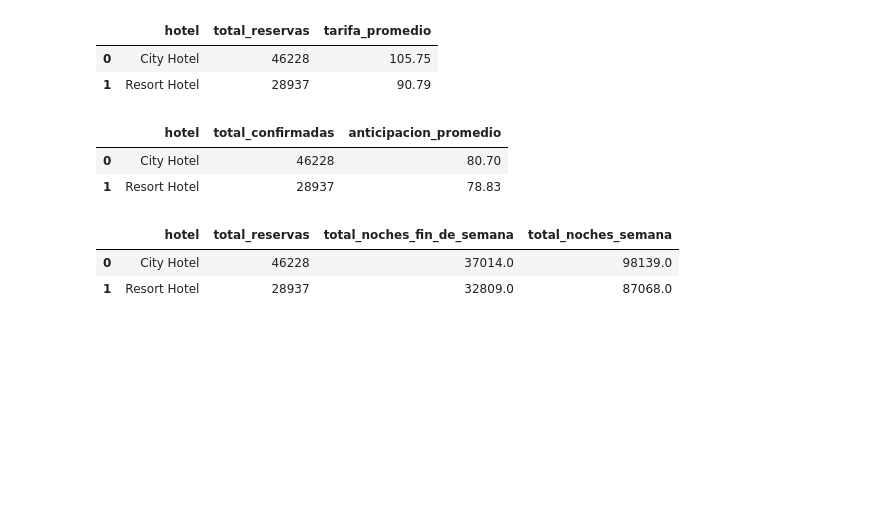
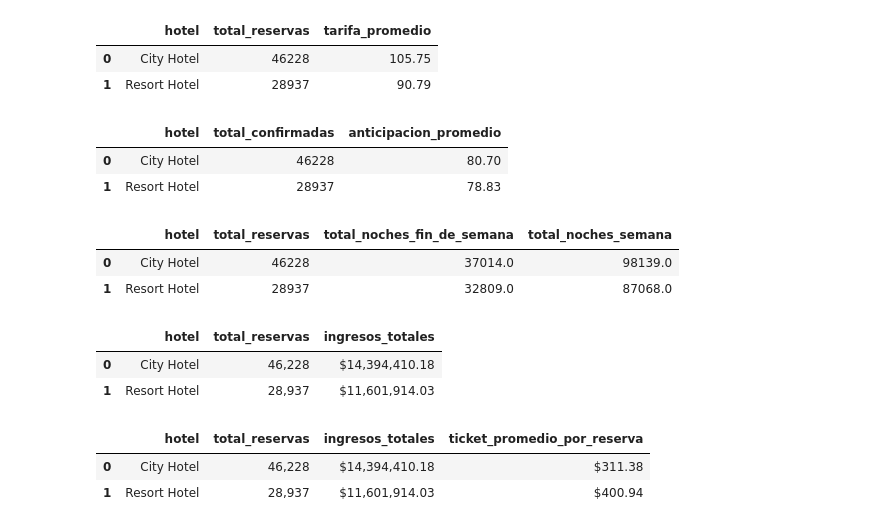
Before and after one commit to luisferdm6/02_analisis_hotelero_pandas, a Jupyter notebook: 01_limpieza_y_agrupaciones_hotel.ipynb, the cells around one changed output. Saved outputs shown, nothing was run; the diff lists cells and outputs as text; code cells hidden in the pictures; blank space fills up the shorter version.

Commit message:
feat(sql): add financial revenue aggregations, unit ticket metrics and text formatting
- Calculated total gross revenue per hotel using combined weekend and weekday night stays.
- Derived average ticket revenue per confirmed reservation (revenue / volume ratio).
- Formatted numerical outputs into presentation currency strings using SQL PRINTF.
- Handled numerical sorting logic on raw mathematical expressions to prevent alphabetical text sorting bugs.

```diff
--- a/01_limpieza_y_agrupaciones_hotel.ipynb
+++ b/01_limpieza_y_agrupaciones_hotel.ipynb
@@ -1081,3 +1081,42 @@ consulta_noches_hotel
 |  | hotel | total_reservas | total_noches_fin_de_semana | total_noches_semana |
 | 0 | City Hotel | 46228 | 37014.0 | 98139.0 |
 | 1 | Resort Hotel | 28937 | 32809.0 | 87068.0 |
+# %%
+#¿Cuánto dinero en hospedaje generó cada hotel en reservas efectivas?
+
+consulta_ingresos_hotel = duckdb.sql("""
+SELECT
+    hotel,
+    PRINTF('%,f', COUNT(*)) AS total_reservas,
+    PRINTF('$%,.2f', SUM(adr * (stays_in_weekend_nights + stays_in_week_nights)), 2) AS ingresos_totales
+FROM df_real
+WHERE is_canceled = 0
+GROUP BY hotel
+ORDER BY ingresos_totales DESC
+""").df()
+
+consulta_ingresos_hotel
+# %% [output]
+|  | hotel | total_reservas | ingresos_totales |
+| 0 | City Hotel | 46,228 | $14,394,410.18 |
+| 1 | Resort Hotel | 28,937 | $11,601,914.03 |
+# %%
+#¿Cuál es el ingreso promedio real que genera una reserva individual ya confirmada en cada tipo de hotel?
+
+consulta_ticket_promedio = duckdb.sql("""
+SELECT
+  hotel,
+  PRINTF('%,f', COUNT(*)) AS total_reservas,
+  PRINTF('$%,.2f', SUM(adr * (stays_in_week_nights + stays_in_weekend_nights))) AS ingresos_totales,
+  PRINTF('$%,.2f', SUM(adr * (stays_in_week_nights + stays_in_weekend_nights)) / COUNT (*)) AS ticket_promedio_por_reserva
+FROM df_real
+WHERE is_canceled = 0
+GROUP BY hotel
+ORDER BY ingresos_totales DESC
+""").df()
+
+consulta_ticket_promedio
+# %% [output]
+|  | hotel | total_reservas | ingresos_totales | ticket_promedio_por_reserva |
+| 0 | City Hotel | 46,228 | $14,394,410.18 | $311.38 |
+| 1 | Resort Hotel | 28,937 | $11,601,914.03 | $400.94 |
```
